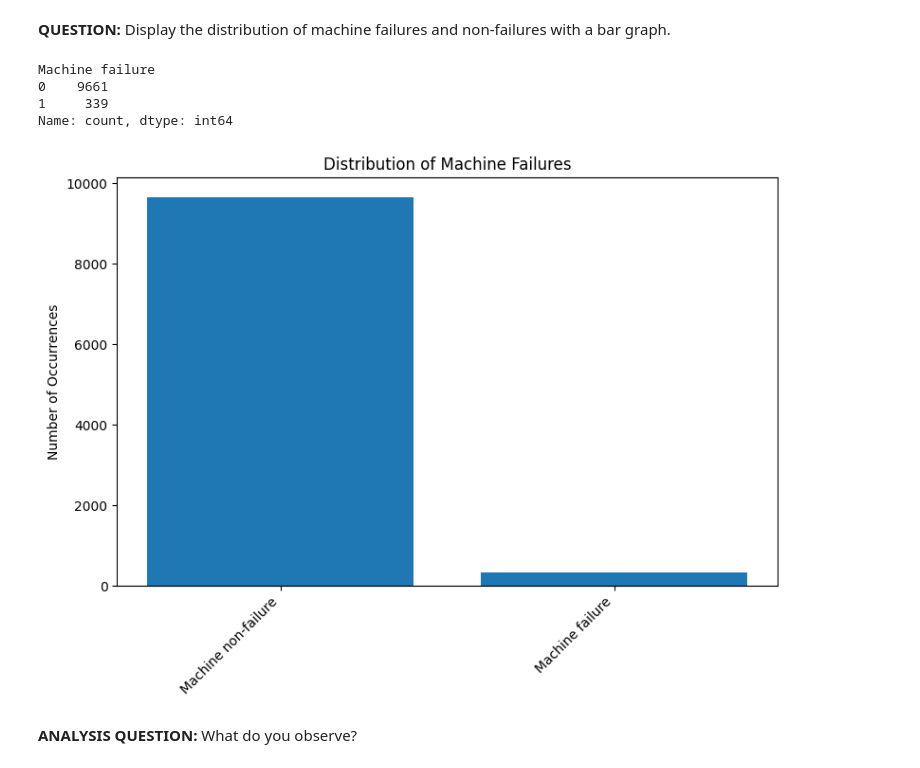
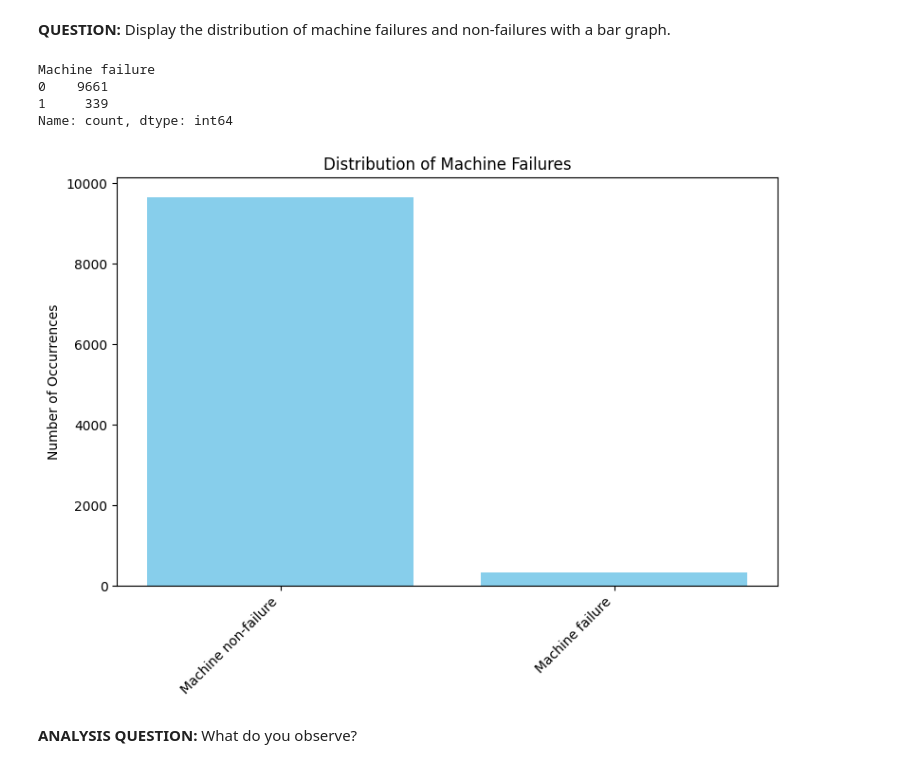
Before and after one commit to ChloeLarroze/STM32_Embedded_AI, a Jupyter notebook: TP_IA_EMBARQUEE.ipynb, the cells around one changed output. Saved outputs shown, nothing was run; the diff lists cells and outputs as text; code cells hidden in the pictures.

```diff
--- a/TP_IA_EMBARQUEE.ipynb
+++ b/TP_IA_EMBARQUEE.ipynb
@@ -44,23 +45,23 @@ Drive already mounted at /content/drive; to attempt to forcibly remount, call dr
 # %%
 #count the occurrences of each failure type
 failure_counts = data['Machine failure'].value_counts()
 print(failure_counts)
 lab = ['Machine non-failure', 'Machine failure']
 #bar graph
 plt.figure(figsize=(8, 6))
-plt.bar(lab, failure_counts.values)
+plt.bar(lab, failure_counts.values, color = "skyblue")
 plt.xlabel("")
 plt.ylabel("Number of Occurrences")
 plt.title("Distribution of Machine Failures")
 plt.xticks(rotation=45, ha="right")  # Rotate x-axis labels for better readability
 plt.tight_layout()
 plt.show()
 # %% [output]
 Machine failure
 0    9661
 1     339
 Name: count, dtype: int64
-[figure, old version]
+[figure, new version]
 # %% [markdown]
 **ANALYSIS QUESTION:** What do you observe?
 # %% [markdown]
```
Also changed, not shown: parts of 10 cells of this notebook.
